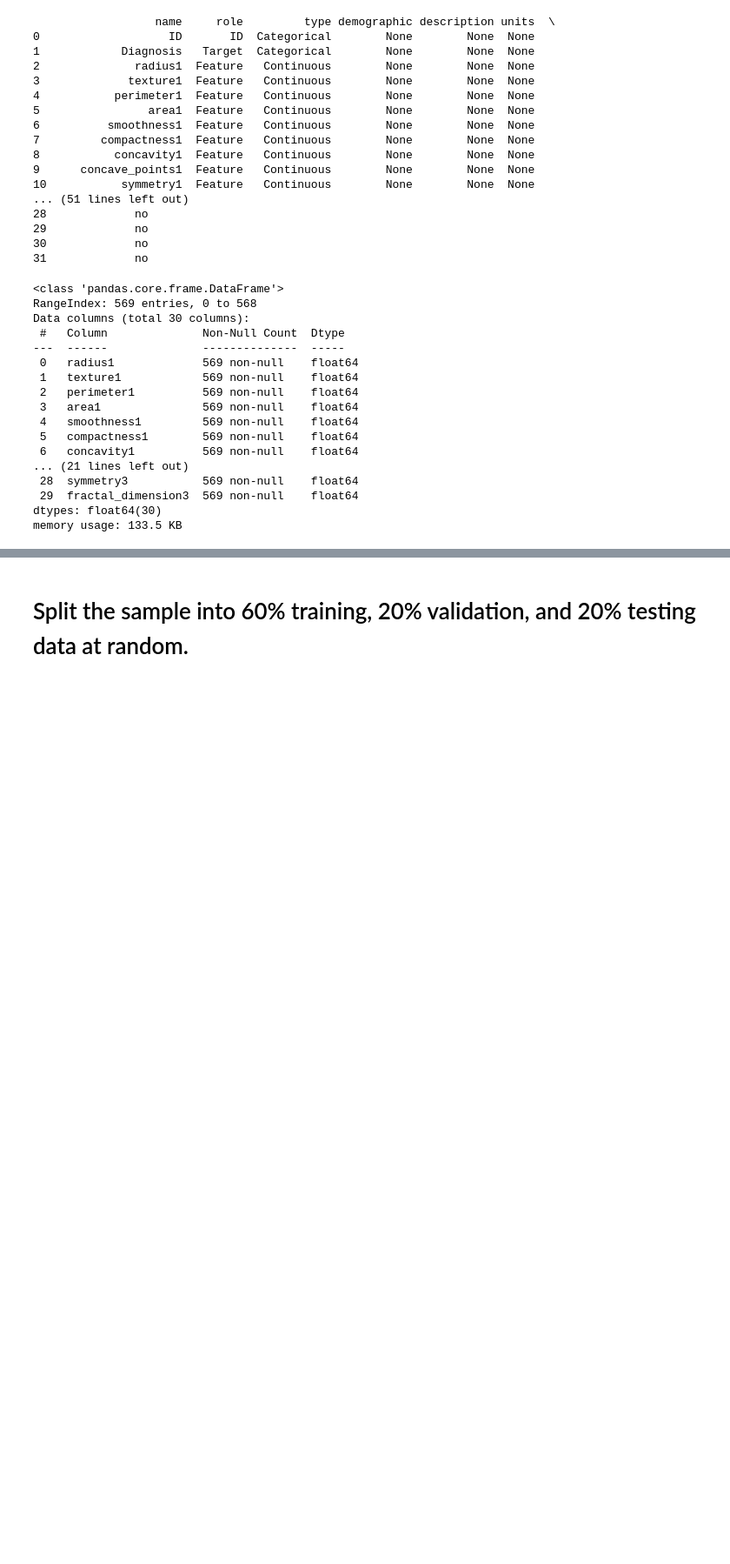
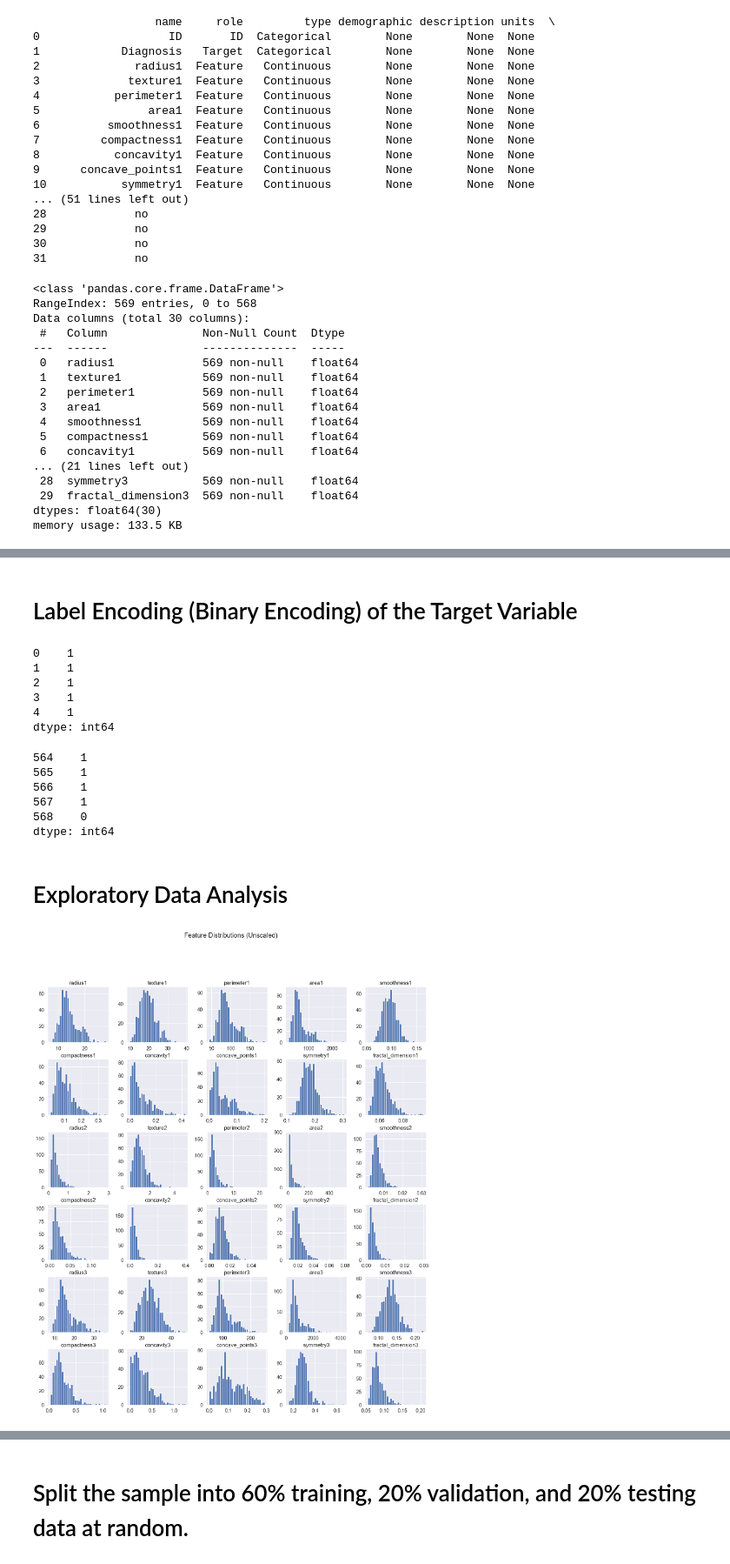
Before and after one commit to grgttdln/Breast-Cancer_ML-Classification, a Jupyter notebook: Notebook.ipynb, the cells around one changed output, grey strips where cells are left out. Shown at 87% size. Drawn from its saved outputs; the diff is of its cells as text; code cells hidden in the pictures; blank space fills up the shorter version.

```diff
--- a/Notebook.ipynb
+++ b/Notebook.ipynb
@@ -154,0 +127,2 @@ memory usage: 4.6 KB
+# %% [markdown]
+# Label Encoding (Binary Encoding) of the Target Variable
@@ -154,0 +136,26 @@ memory usage: 4.6 KB
+# %%
+y.head()
+# %% [output]
+0    1
+1    1
+2    1
+3    1
+4    1
+dtype: int64
+# %%
+y.tail()
+# %% [output]
+564    1
+565    1
+566    1
+567    1
+568    0
+dtype: int64
+# %% [markdown]
+# Exploratory Data Analysis
+# %%
+df.drop(columns=['diagnosis']).hist(figsize=(18, 20), bins=30)
+plt.suptitle("Feature Distributions (Unscaled)")
+plt.show()
+# %% [output]
+[figure, added]
```
Also changed, not shown: parts of 18 cells of this notebook.
